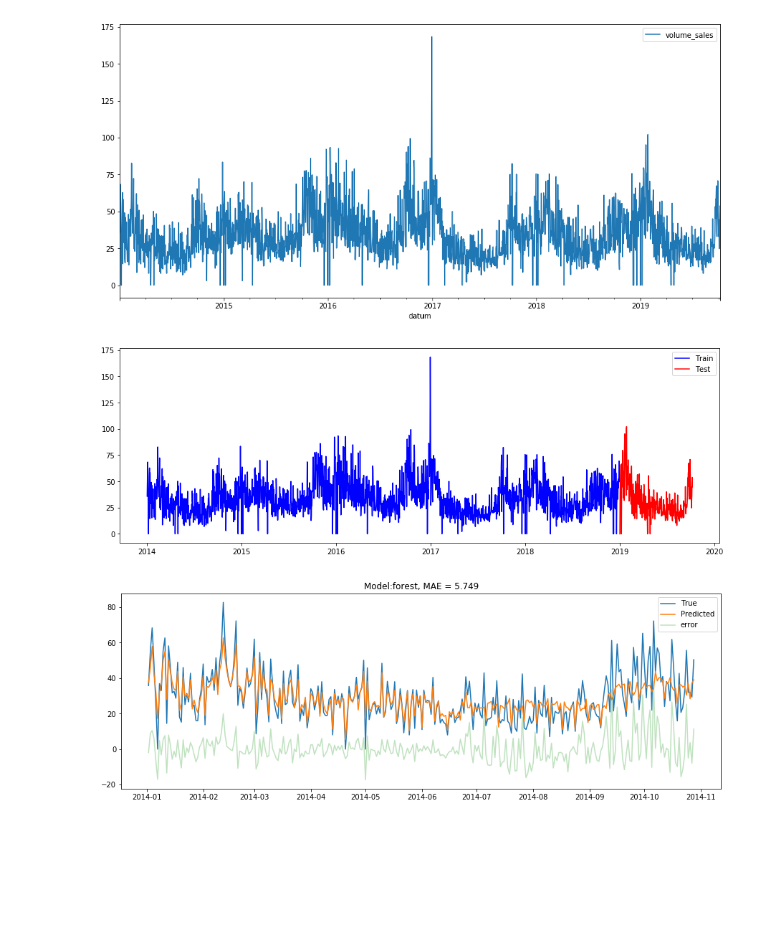
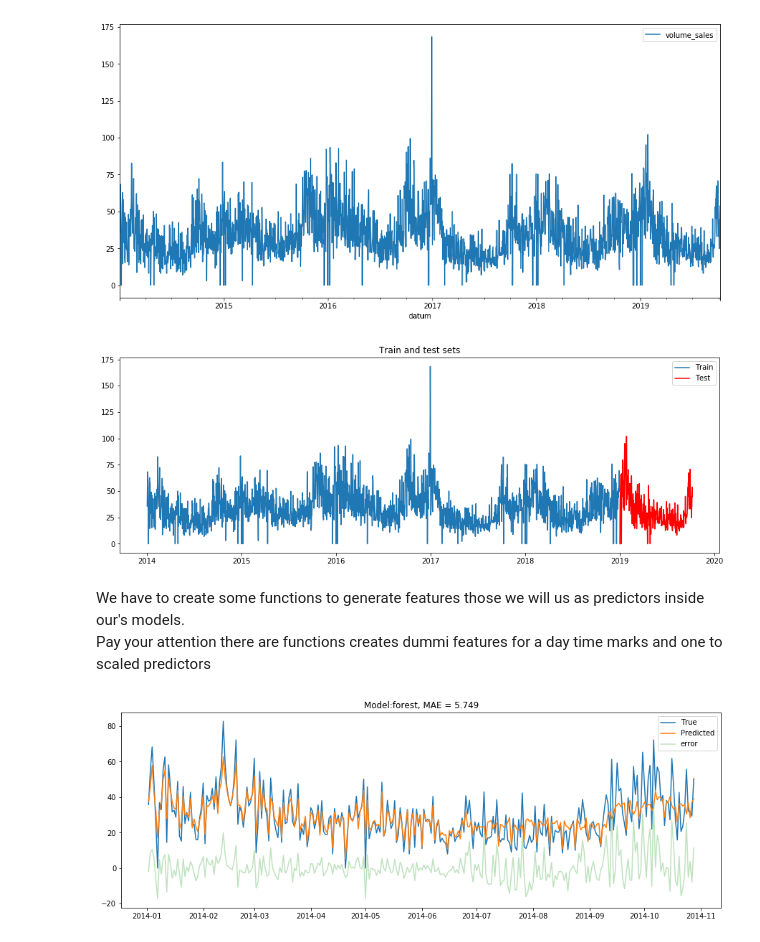
Before and after one commit to VinGeorge/Time-series-projects, a Jupyter notebook: sales prediction.ipynb, the cells around one changed output. Cells and saved outputs as stored; diff of their text form; code cells hidden in the pictures; blank space fills up the shorter version.

```diff
--- a/sales prediction.ipynb
+++ b/sales prediction.ipynb
@@ -223,11 +206,13 @@ data.plot(figsize=(15,7))
 df_train = data[:'12/31/2018'].copy()
 df_test = data['1/1/2019':].copy()
 # %%
+#Let's looks on those
 plt.figure(figsize=(15,5))
-plt.plot(df_train.index, df_train['volume_sales'], color='b', label='Train')
+plt.plot(df_train.index, df_train['volume_sales'], label='Train')
 plt.plot(df_test.index, df_test['volume_sales'], color='r', label='Test')
 plt.legend()
+plt.title('Train and test sets')
 register_matplotlib_converters()
 plt.show()
 # %% [output]
-[figure, old version]
+[figure, new version]
@@ -238,3 +219,6 @@ plt.show()
+# %% [markdown]
+We have to create some functions to generate features those we will us as predictors inside our's models. <br>
+Pay your attention there are functions creates dummi features for a day time marks and one to scaled predictors
 # %%
 def linreg(X):
 
```
Also changed, not shown: parts of 24 cells of this notebook.
